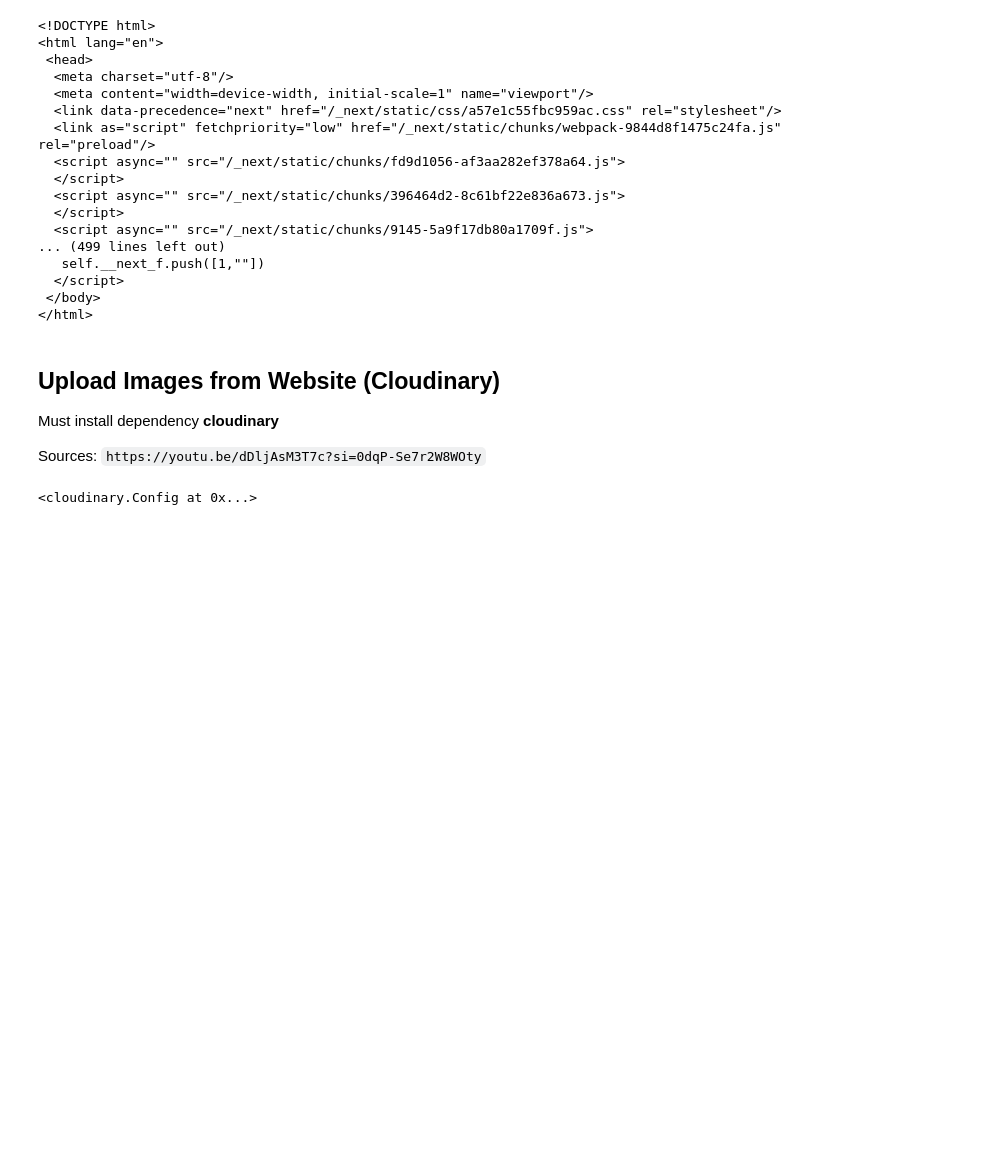
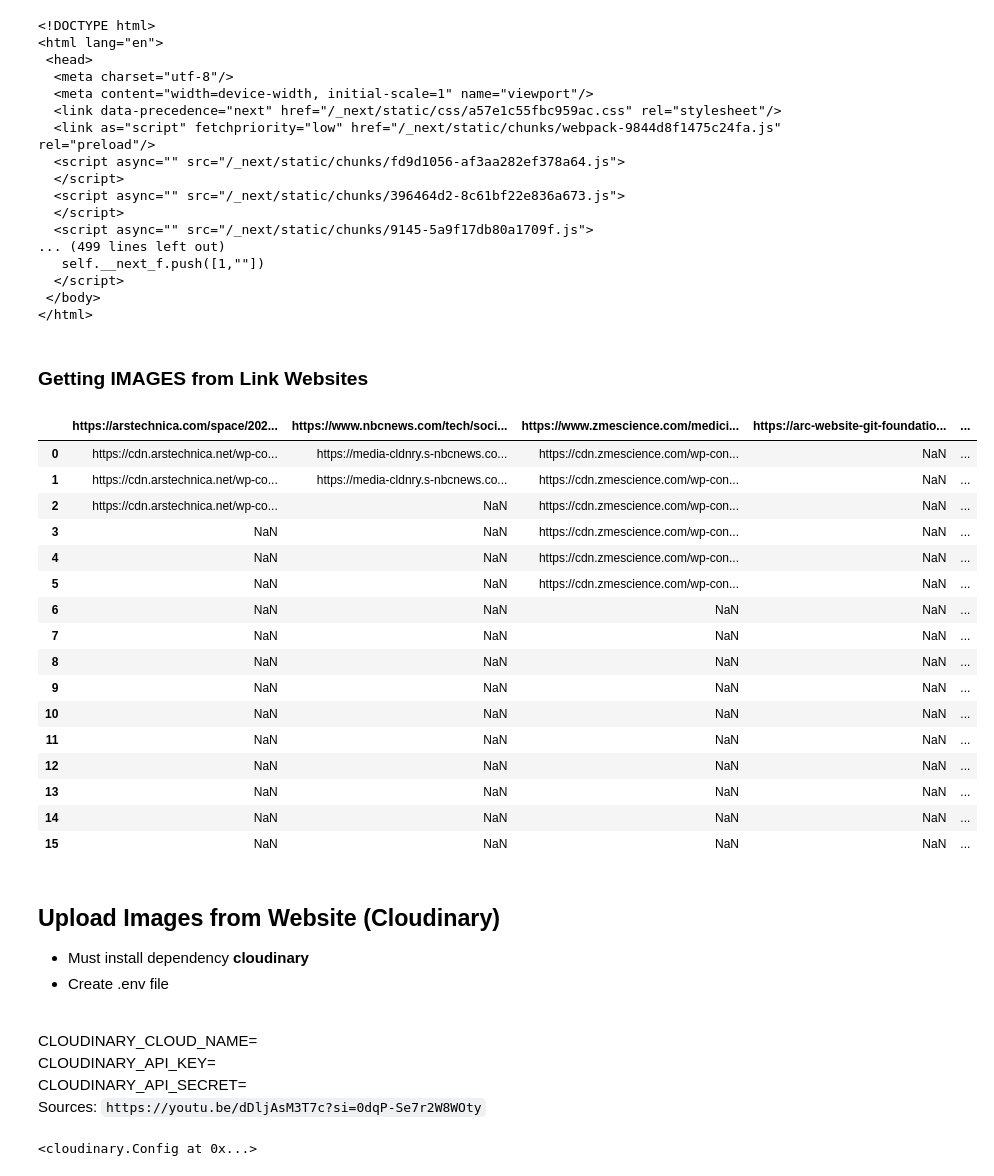
Before and after one commit to SP-SEED/SEEDNewsletter, a Jupyter notebook: tldr-scraper/web-scrapper/webScrapper.ipynb, the cells around one changed output. Saved outputs shown, nothing was run; the diff lists cells and outputs as text; code cells hidden in the pictures; blank space fills up the shorter version.

Commit message:
Getting Contents to put to templete

```diff
--- a/tldr-scraper/web-scrapper/webScrapper.ipynb
+++ b/tldr-scraper/web-scrapper/webScrapper.ipynb
@@ -13,4 +18,7 @@ actual_web_links = [web_link['href'] for web_link in web_links if not(web_link['
 # %%
 url_individual = f"https://tldr.tech{actual_web_links[0]}"
 result_individual = requests.get(url_individual)
-soup_individual = bs(result_individual.content)
+individual_TLDR = bs(result_individual.content)
+# %%
+web_links_individual_TLDR = individual_TLDR.select('a')
+actual_web_links_individual_TLDR = [web_link['href'] for web_link in web_links_individual_TLDR if web_link['href'].find('utm_source=tldrnewsletter') != -1]
@@ -34,10 +99,46 @@ print(soup_individual.prettify())
   </script>
  </body>
 </html>
+# %% [markdown]
+### Getting IMAGES from Link Websites
+# %%
+dic = {}
+for links in actual_web_links_individual_TLDR:
+    result = requests.get(links)
+    soup = bs(result.content)
+    dic[links] = [i["src"] for i in soup.select("img") if i["src"].find("https://") != -1]
+# %%
+df = pd.DataFrame(dict([(key, pd.Series(value)) for key, value in dic.items()]))
+# %%
+df
+# %% [output]
+|  | https://arstechnica.com/space/202... | https://www.nbcnews.com/tech/soci... | https://www.zmescience.com/medici... | https://arc-website-git-foundatio... | ... |
+| 0 | https://cdn.arstechnica.net/wp-co... | https://media-cldnry.s-nbcnews.co... | https://cdn.zmescience.com/wp-con... | NaN | ... |
+| 1 | https://cdn.arstechnica.net/wp-co... | https://media-cldnry.s-nbcnews.co... | https://cdn.zmescience.com/wp-con... | NaN | ... |
+| 2 | https://cdn.arstechnica.net/wp-co... | NaN | https://cdn.zmescience.com/wp-con... | NaN | ... |
+| 3 | NaN | NaN | https://cdn.zmescience.com/wp-con... | NaN | ... |
+| 4 | NaN | NaN | https://cdn.zmescience.com/wp-con... | NaN | ... |
+| 5 | NaN | NaN | https://cdn.zmescience.com/wp-con... | NaN | ... |
+| 6 | NaN | NaN | NaN | NaN | ... |
+| 7 | NaN | NaN | NaN | NaN | ... |
+| 8 | NaN | NaN | NaN | NaN | ... |
+| 9 | NaN | NaN | NaN | NaN | ... |
+| 10 | NaN | NaN | NaN | NaN | ... |
+| 11 | NaN | NaN | NaN | NaN | ... |
+| 12 | NaN | NaN | NaN | NaN | ... |
+| 13 | NaN | NaN | NaN | NaN | ... |
+| 14 | NaN | NaN | NaN | NaN | ... |
+| 15 | NaN | NaN | NaN | NaN | ... |
 # %% [markdown]
 ## Upload Images from Website (Cloudinary)
 
-Must install dependency **cloudinary**
+- Must install dependency **cloudinary**
+- Create .env file
+<br>
+CLOUDINARY_CLOUD_NAME=<br>
+CLOUDINARY_API_KEY=<br>
+CLOUDINARY_API_SECRET=<br>
+
 
 Sources: `https://youtu.be/dDljAsM3T7c?si=0dqP-Se7r2W8WOty`
 # %%
```
Also changed, not shown: parts of 9 cells of this notebook.
